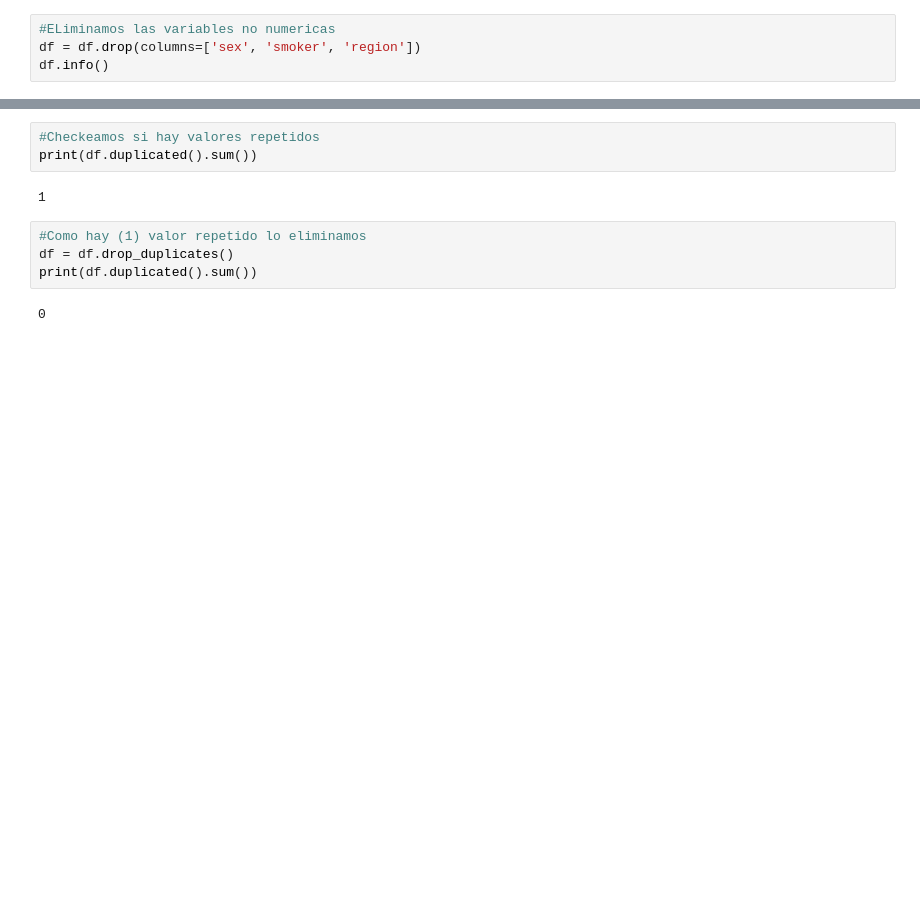
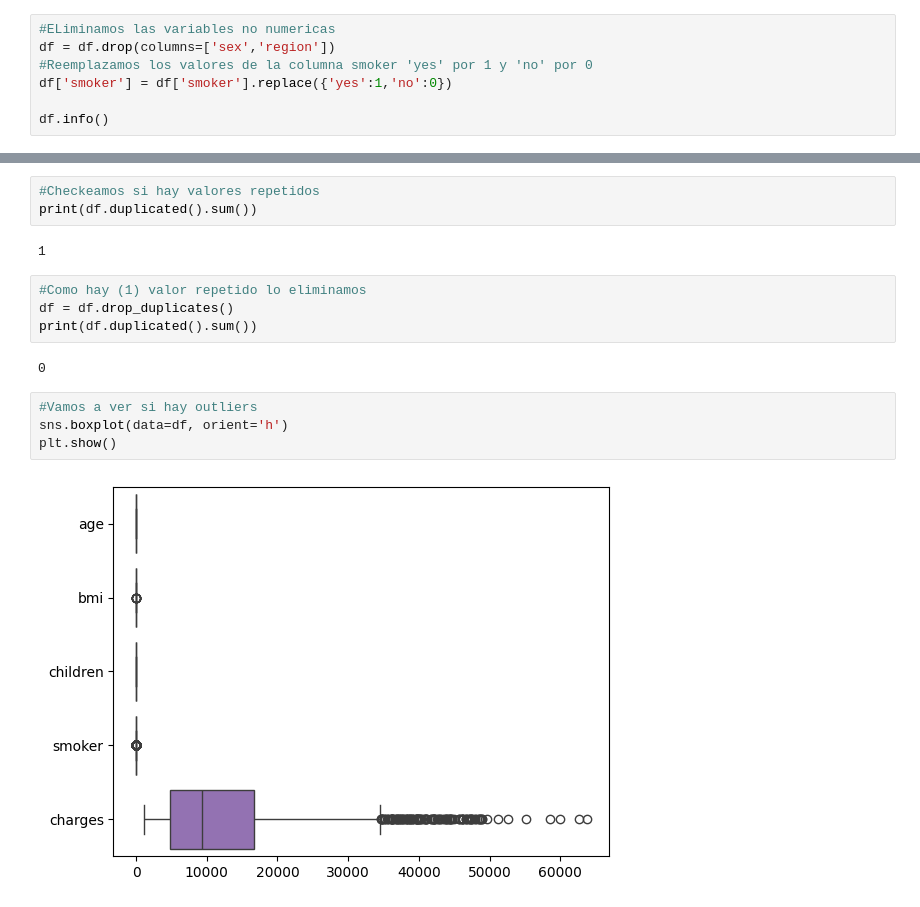
Before and after one commit to AugustoKark/InteligenciaArtificial, a Jupyter notebook: TP2/tp2.ipynb, the cells around one changed output, grey strips where cells are left out. Cells and saved outputs as stored; diff of their text form; blank space fills up the shorter version.

```diff
--- a/TP2/tp2.ipynb
+++ b/TP2/tp2.ipynb
@@ -20,7 +20,10 @@ print(df.head(10))
 9   60  female  25.840         0     no  northwest  28923.13692
 # %%
 #ELiminamos las variables no numericas
-df = df.drop(columns=['sex', 'smoker', 'region'])
+df = df.drop(columns=['sex','region'])
+#Reemplazamos los valores de la columna smoker 'yes' por 1 y 'no' por 0
+df['smoker'] = df['smoker'].replace({'yes':1,'no':0})
+
 df.info()
 # %% [output]
 <class 'pandas.core.frame.DataFrame'>
@@ -45,3 +49,9 @@ df = df.drop_duplicates()
 print(df.duplicated().sum())
 # %% [output]
 0
+# %%
+#Vamos a ver si hay outliers
+sns.boxplot(data=df, orient='h')
+plt.show()
+# %% [output]
+[figure, added]
```
Also changed, not shown: parts of 5 cells of this notebook.
